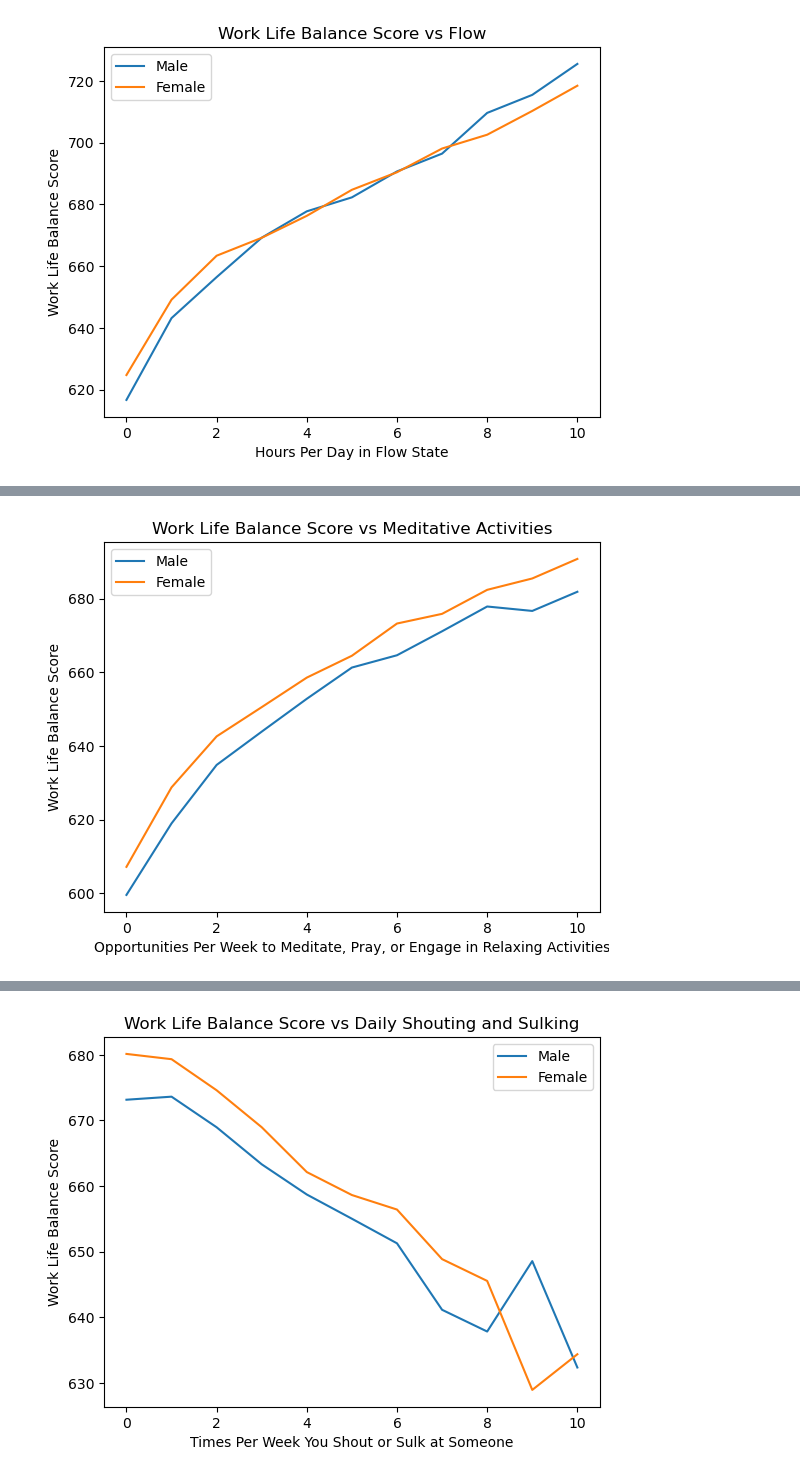
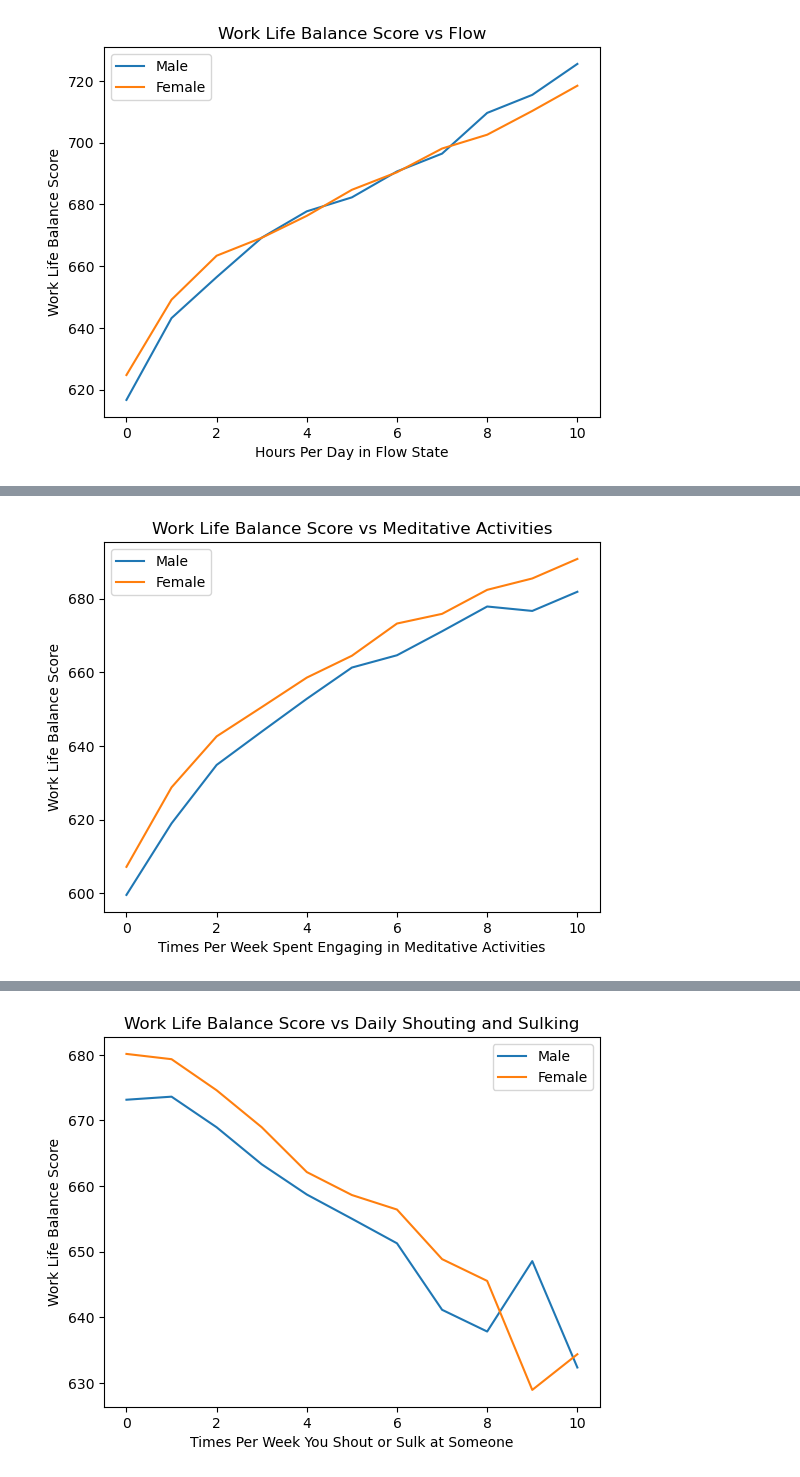
Before and after one commit to jenna-mk/Project_1, a Jupyter notebook: healthy_mind_analysis.ipynb, the cells around one changed output, grey strips where cells are left out. Drawn from its saved outputs; the diff is of its cells as text; code cells hidden in the pictures.

```diff
--- a/healthy_mind_analysis.ipynb
+++ b/healthy_mind_analysis.ipynb
@@ -174,16 +284,16 @@ plt.show()
 # %%
 # Group by meditative activities and take the average work life balance score of each group
 male_meditation = male_mental_health.groupby('Weekly Meditation')['Work Life Balance Score'].mean()
 female_meditation = female_mental_health.groupby('Weekly Meditation')['Work Life Balance Score'].mean()
 
 # Plot the line curves for males and females
 male_meditation.plot(label='Male')
 female_meditation.plot(label='Female')
 
-plt.xlabel('Opportunities Per Week to Meditate, Pray, or Engage in Relaxing Activities')
+plt.xlabel('Times Per Week Spent Engaging in Meditative Activities')
 plt.ylabel('Work Life Balance Score')
 plt.title('Work Life Balance Score vs Meditative Activities')
 plt.legend(loc='best')
 plt.show()
 # %% [output]
-[figure, old version]
+[figure, new version]
```
Also changed, not shown: parts of 15 cells of this notebook, 3 other files.
